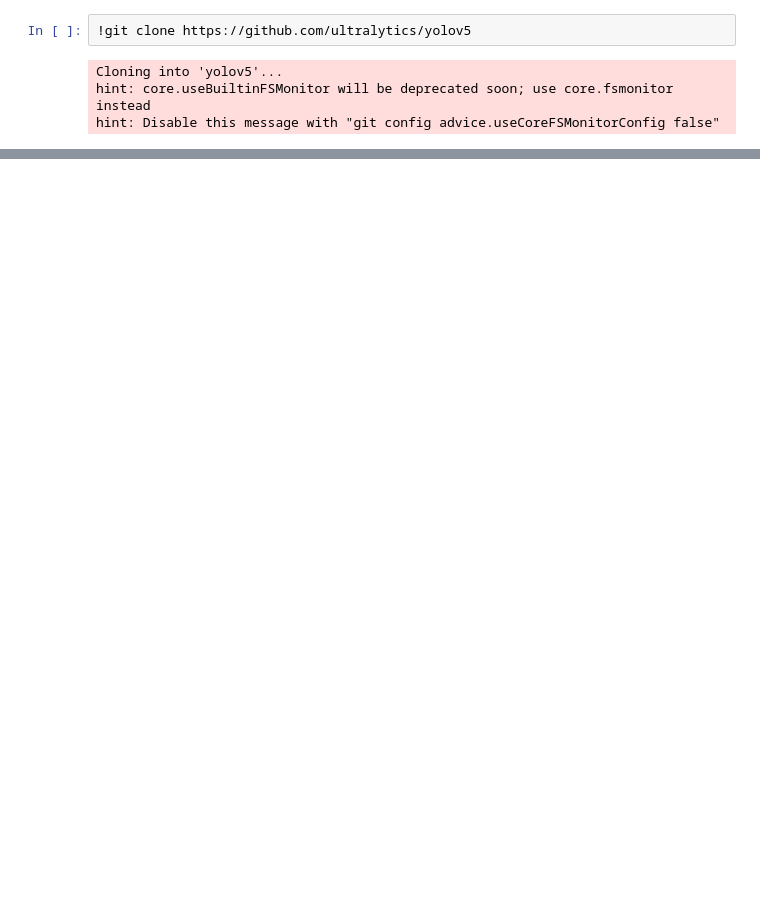
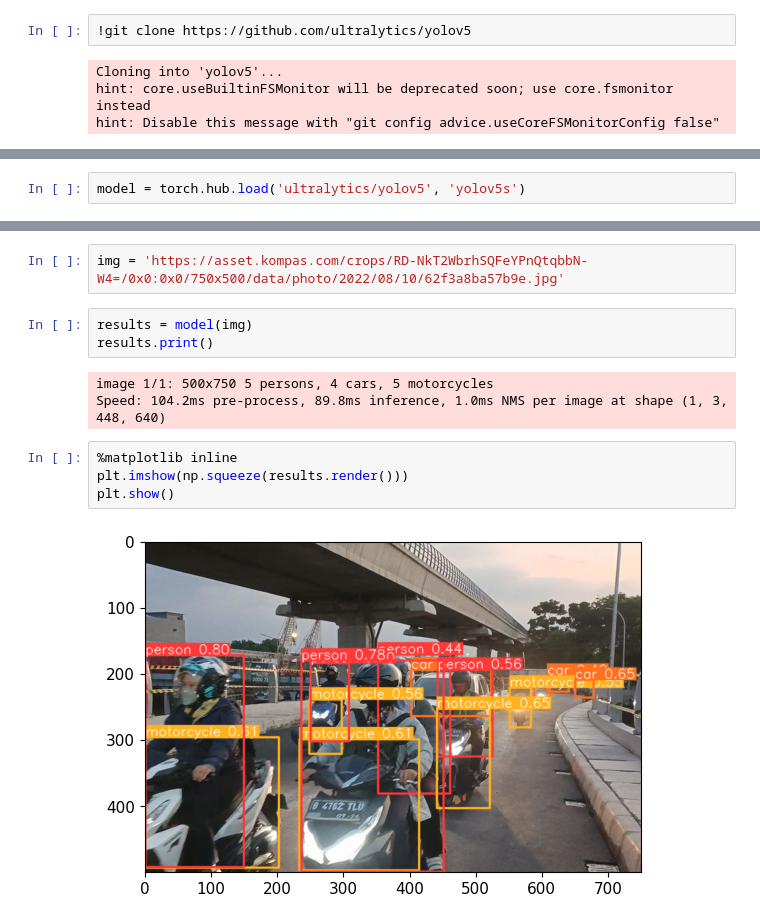
Before and after one commit to jaal047/final-project-datmin2, a Jupyter notebook: duaja/Data collection.ipynb, the cells around one changed output, grey strips where cells are left out. Drawn from its saved outputs; the diff is of its cells as text; blank space fills up the shorter version.

```diff
--- a/duaja/Data collection.ipynb
+++ b/duaja/Data collection.ipynb
@@ -46,0 +52,2 @@ Successfully installed PyYAML-6.0 gitdb-4.0.9 gitpython-3.1.29 smmap-5.0.0 thop-
+# %%
+model = torch.hub.load('ultralytics/yolov5', 'yolov5s')
@@ -46,0 +82,14 @@ Successfully installed PyYAML-6.0 gitdb-4.0.9 gitpython-3.1.29 smmap-5.0.0 thop-
+# %%
+img = 'https://asset.kompas.com/crops/RD-NkT2WbrhSQFeYPnQtqbbN-W4=/0x0:0x0/750x500/data/photo/2022/08/10/62f3a8ba57b9e.jpg'
+# %%
+results = model(img)
+results.print()
+# %% [output]
+image 1/1: 500x750 5 persons, 4 cars, 5 motorcycles
+Speed: 104.2ms pre-process, 89.8ms inference, 1.0ms NMS per image at shape (1, 3, 448, 640)
+# %%
+%matplotlib inline
+plt.imshow(np.squeeze(results.render()))
+plt.show()
+# %% [output]
+[figure, added]
```
Also changed, not shown: parts of 9 cells of this notebook, 1 other file.
